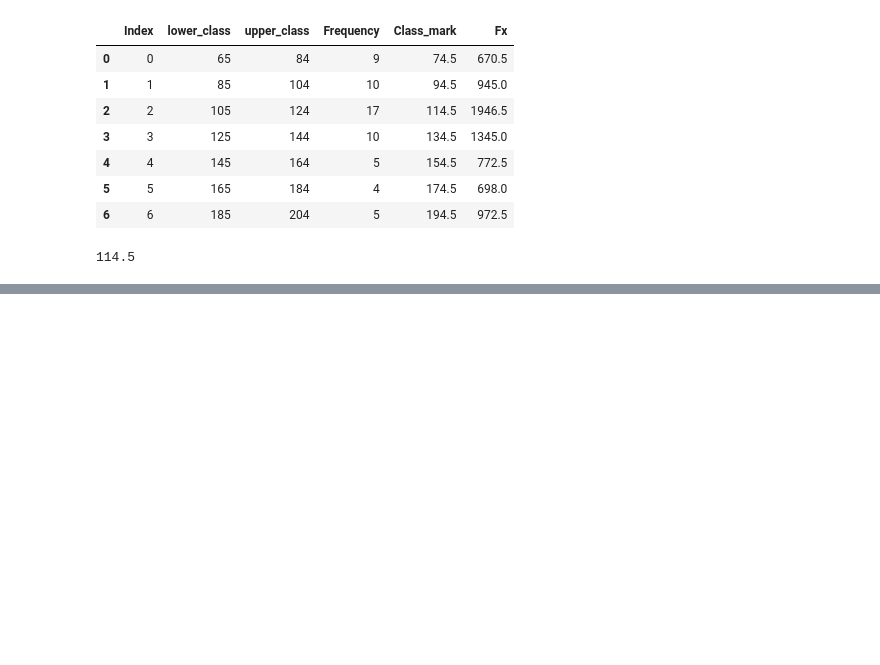
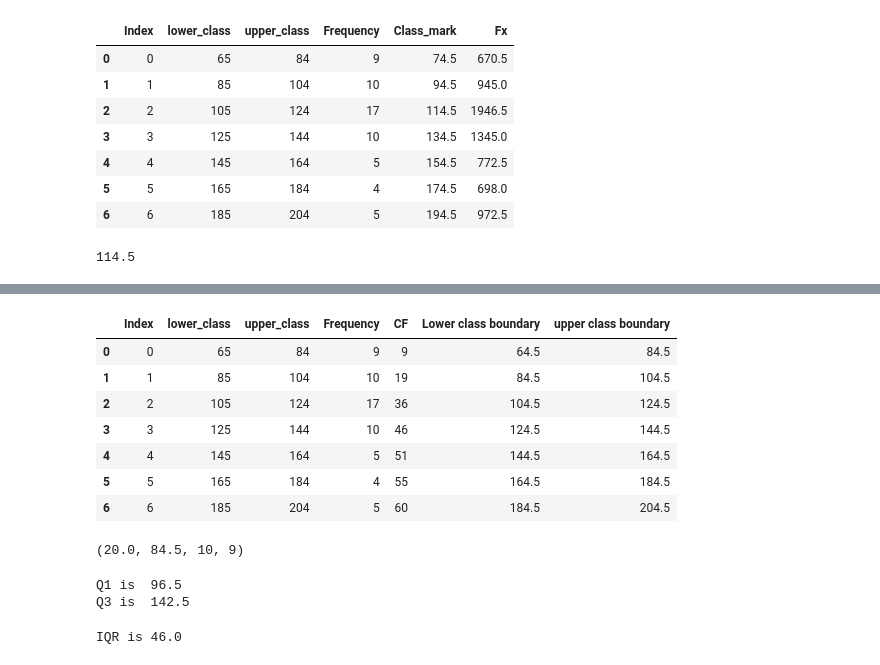
Before and after one commit to Maliksaad231224/Implementation-of-Statistical-Concepts-in-Python, a Jupyter notebook: stats.ipynb, the cells around one changed output, grey strips where cells are left out. Drawn from its saved outputs; the diff is of its cells as text; code cells hidden in the pictures; blank space fills up the shorter version.

```diff
--- a/stats.ipynb
+++ b/stats.ipynb
@@ -806,0 +860,11 @@ Mode
+# %%
+df=pd.DataFrame(
+    {
+     'lower_class': [65,85,105,125,145,165,185],
+        'upper_class':[84,104,124,144,164,184,204],
+            'Frequency':[9,10,17,10,5,4,5],
+            'CF':[9,19,36,46,51,55,60]
+    }
+)
+df.insert(0, 'Index', df.index)
+df
@@ -806,0 +880,13 @@ Mode
+# %%
+df['Lower class boundary']=df['lower_class']-0.5
+df['upper class boundary']=df['upper_class']+0.5
+df
+# %% [output]
+|  | Index | lower_class | upper_class | Frequency | CF | Lower class boundary | upper class boundary |
+| 0 | 0 | 65 | 84 | 9 | 9 | 64.5 | 84.5 |
+| 1 | 1 | 85 | 104 | 10 | 19 | 84.5 | 104.5 |
+| 2 | 2 | 105 | 124 | 17 | 36 | 104.5 | 124.5 |
+| 3 | 3 | 125 | 144 | 10 | 46 | 124.5 | 144.5 |
+| 4 | 4 | 145 | 164 | 5 | 51 | 144.5 | 164.5 |
+| 5 | 5 | 165 | 184 | 4 | 55 | 164.5 | 184.5 |
+| 6 | 6 | 185 | 204 | 5 | 60 | 184.5 | 204.5 |
@@ -806,0 +906,17 @@ Mode
+# %%
+h,l,f,c
+# %% [output]
+(20.0, 84.5, 10, 9)
+# %%
+Q1=l+(h/f)*((1*np.sum(df['Frequency'])/4)-c)
+Q3=l1+(h1/f)*((3*np.sum(df['Frequency'])/4)-c1)
+print('Q1 is ',Q1)
+print('Q3 is ',Q3)
+# %% [output]
+Q1 is  96.5
+Q3 is  142.5
+# %%
+IQR=Q3-Q1
+print('IQR is',IQR)
+# %% [output]
+IQR is 46.0
```
Also changed, not shown: parts of 34 cells of this notebook.
